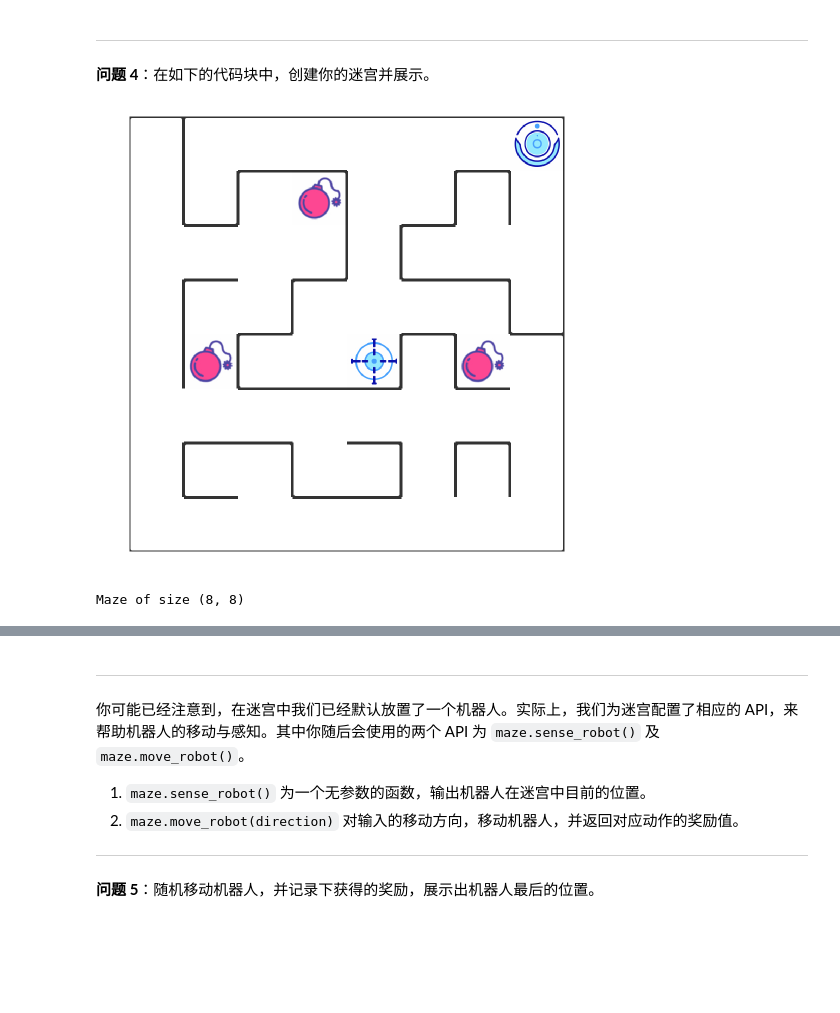
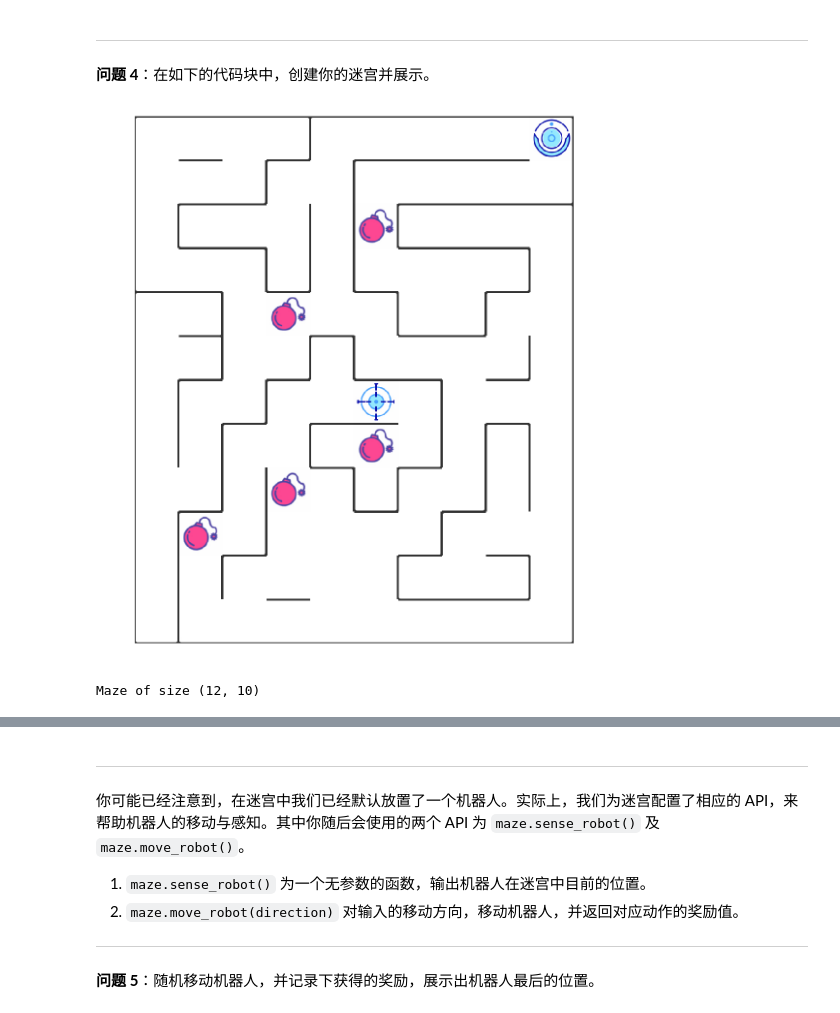
Before and after one commit to Klison/Robot-in-maze, a Jupyter notebook: robot_maze.ipynb, the cells around one changed output, grey strips where cells are left out. Drawn from its saved outputs; the diff is of its cells as text; code cells hidden in the pictures; blank space fills up the shorter version.

```diff
--- a/robot_maze.ipynb
+++ b/robot_maze.ipynb
@@ -171,12 +162,11 @@ def choose_action(epsilon):
 # %%
 from Maze import Maze
 %matplotlib inline
 %config InlineBackend.figure_format = 'retina'
 
 ## todo: 创建迷宫并展示
-g = Maze(maze_size=(8,8),trap_number = 3)
+c = Maze(maze_size=(12,10),trap_number = 5)
+c
+# %% [output]
+[figure, added]
+Maze of size (12, 10)
-# %%
-g
-# %% [output]
-[figure, removed]
-Maze of size (8, 8)
```
Also changed, not shown: parts of 20 cells of this notebook.
